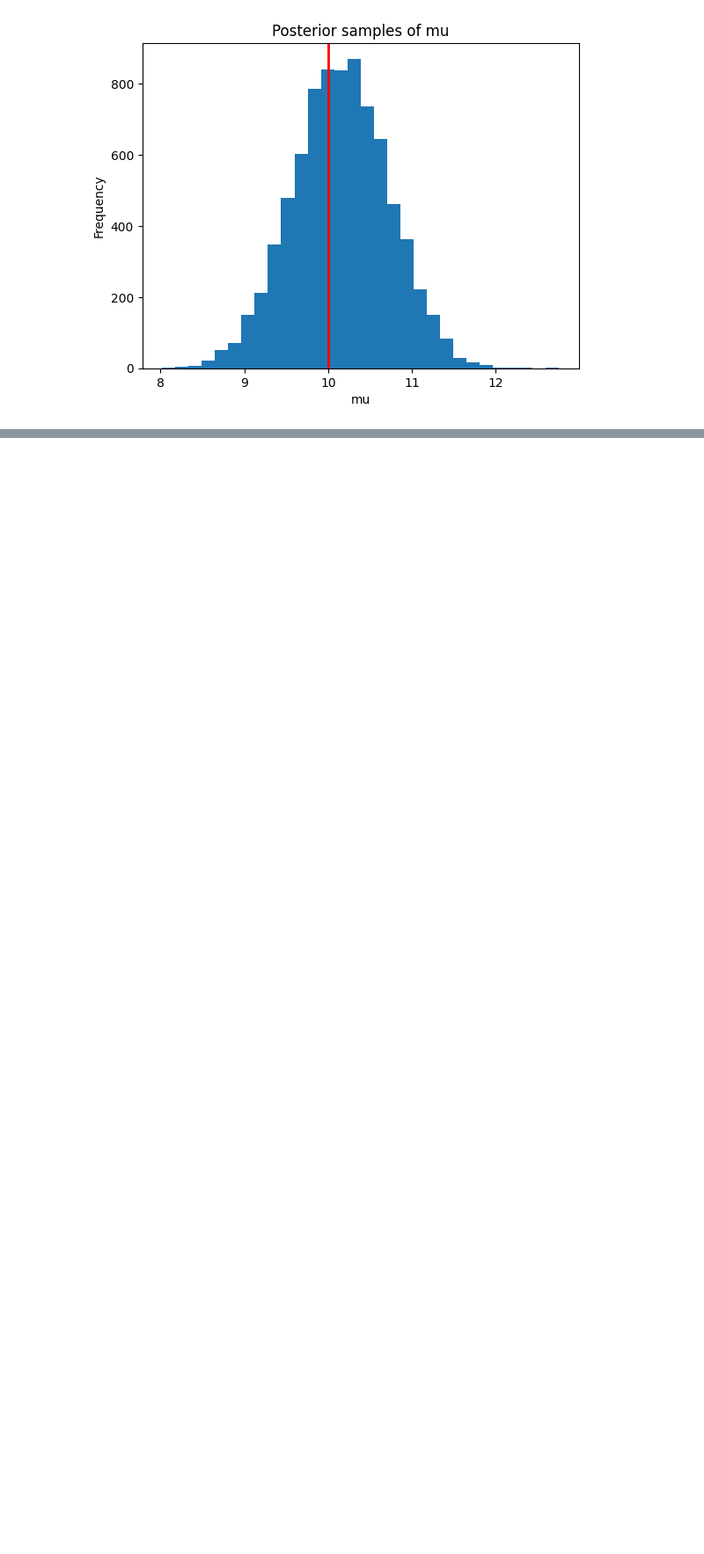
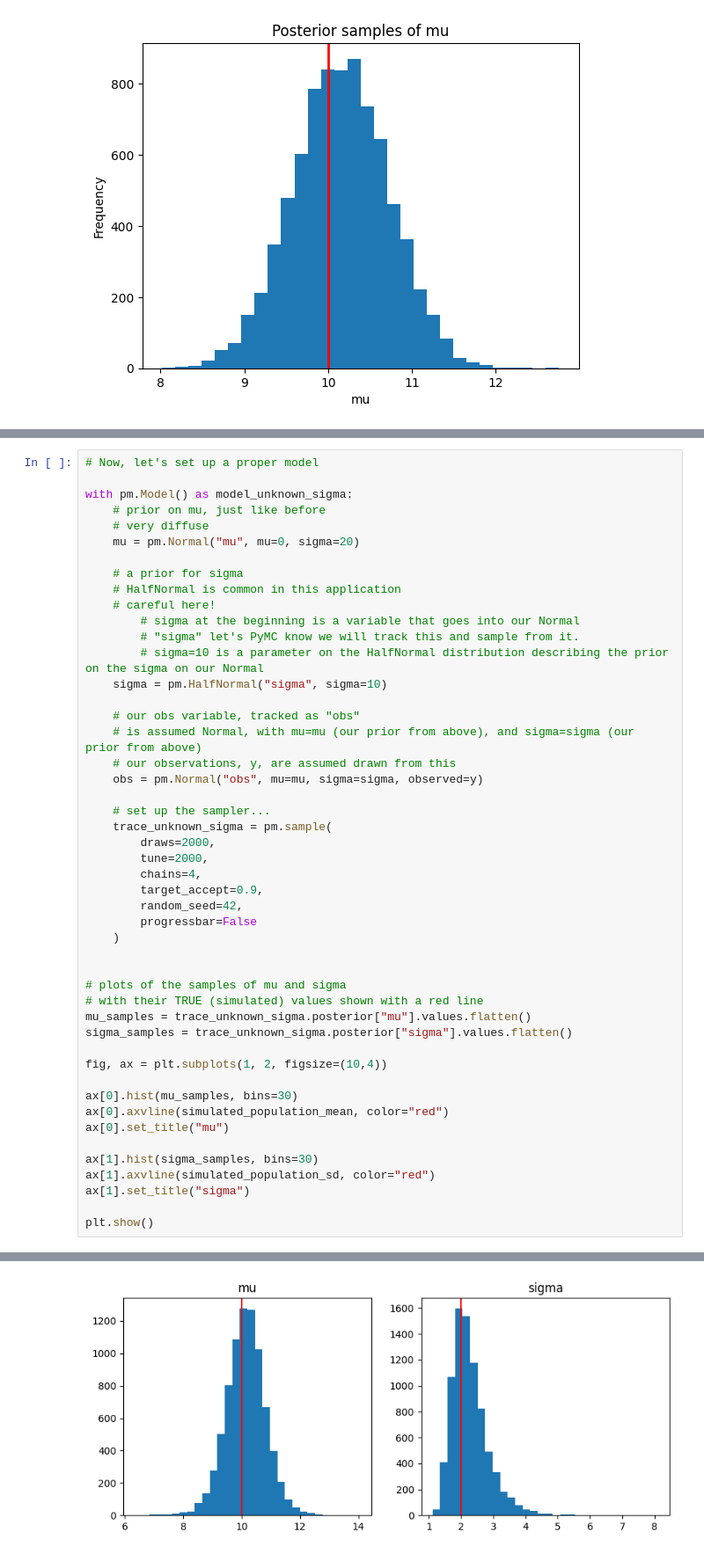
Before and after one commit to nhdanneman/applied_bayes, a Jupyter notebook: notebooks/1_Introduction.ipynb, the cells around one changed output, grey strips where cells are left out. Shown at 88% size. Saved outputs shown, nothing was run; the diff lists cells and outputs as text; blank space fills up the shorter version.

```diff
--- a/notebooks/1_Introduction.ipynb
+++ b/notebooks/1_Introduction.ipynb
@@ -137,0 +141,49 @@ plt.show()
+# %%
+# Now, let's set up a proper model
+
+with pm.Model() as model_unknown_sigma:
+    # prior on mu, just like before
+    # very diffuse
+    mu = pm.Normal("mu", mu=0, sigma=20)
+
+    # a prior for sigma
+    # HalfNormal is common in this application
+    # careful here!
+        # sigma at the beginning is a variable that goes into our Normal
+        # "sigma" let's PyMC know we will track this and sample from it.
+        # sigma=10 is a parameter on the HalfNormal distribution describing the prior on the sigma on our Normal
+    sigma = pm.HalfNormal("sigma", sigma=10)
+
+    # our obs variable, tracked as "obs"
+    # is assumed Normal, with mu=mu (our prior from above), and sigma=sigma (our prior from above)
+    # our observations, y, are assumed drawn from this
+    obs = pm.Normal("obs", mu=mu, sigma=sigma, observed=y)
+
+    # set up the sampler...
+    trace_unknown_sigma = pm.sample(
+        draws=2000,
+        tune=2000,
+        chains=4,
+        target_accept=0.9,
+        random_seed=42,
+        progressbar=False
+    )
+
+
+# plots of the samples of mu and sigma
+# with their TRUE (simulated) values shown with a red line
+mu_samples = trace_unknown_sigma.posterior["mu"].values.flatten()
+sigma_samples = trace_unknown_sigma.posterior["sigma"].values.flatten()
+
+fig, ax = plt.subplots(1, 2, figsize=(10,4))
+
+ax[0].hist(mu_samples, bins=30)
+ax[0].axvline(simulated_population_mean, color="red")
+ax[0].set_title("mu")
+
+ax[1].hist(sigma_samples, bins=30)
+ax[1].axvline(simulated_population_sd, color="red")
+ax[1].set_title("sigma")
+
+plt.show()
+# %% [output]
@@ -137,0 +194 @@ plt.show()
+[figure, added]
```
Also changed, not shown: parts of 6 cells of this notebook.
